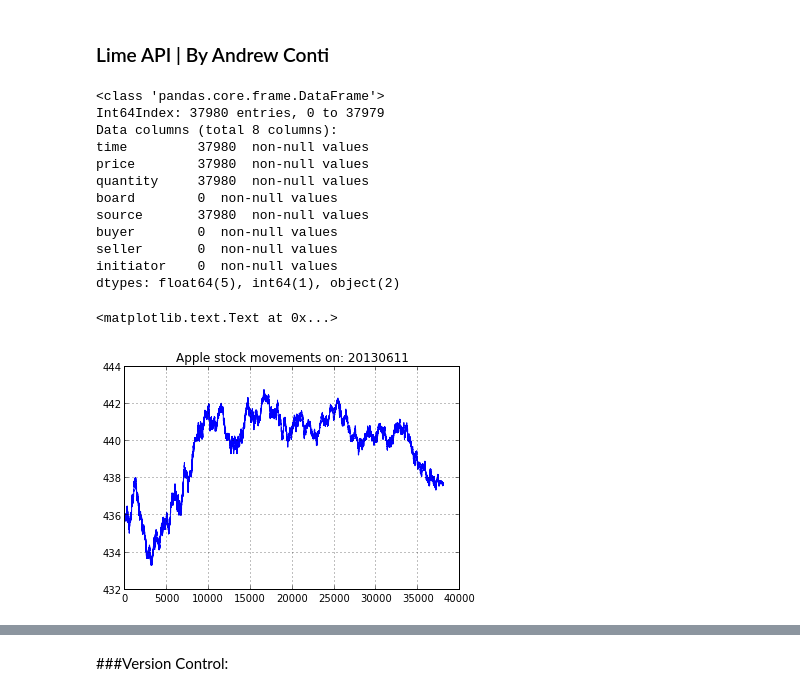
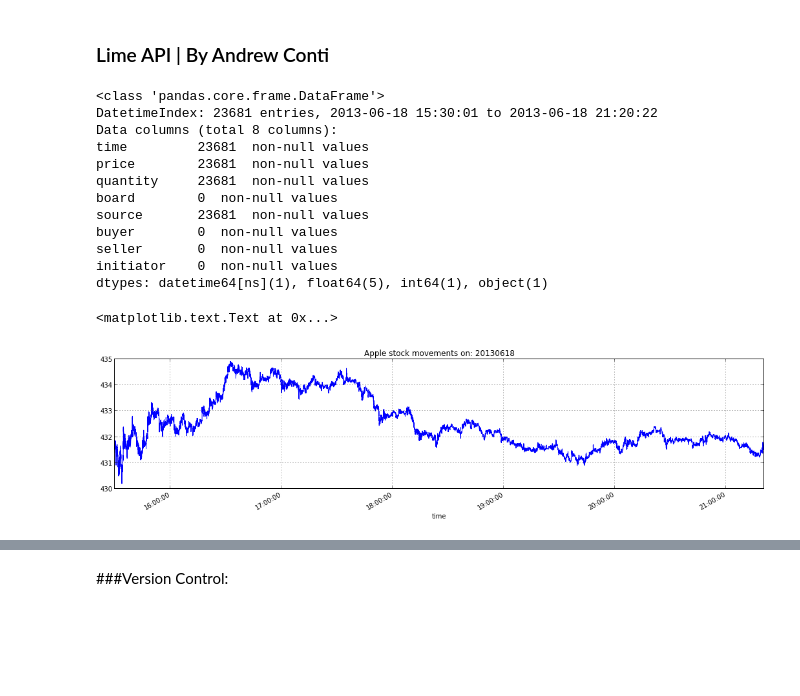
Before and after one commit to agconti/lime, a Jupyter notebook: lime_demo.ipynb, the cells around one changed output, grey strips where cells are left out. Cells and saved outputs as stored; diff of their text form; code cells hidden in the pictures; blank space fills up the shorter version.

Commit message:
updated with date index parsing

```diff
--- a/lime_demo.ipynb
+++ b/lime_demo.ipynb
@@ -7,26 +7,27 @@ from lime_API import lime
 # %%
 lime = lime()
 # %%
-APPL_single_day = lime.get_single('AAPL')
+AAPL_single_day = lime.get_single('AAPL')
-# %%
-APPL_single_day
-# %% [output]
-<class 'pandas.core.frame.DataFrame'>
-Int64Index: 37980 entries, 0 to 37979
-Data columns (total 8 columns):
-time         37980  non-null values
-price        37980  non-null values
-quantity     37980  non-null values
-board        0  non-null values
-source       37980  non-null values
-buyer        0  non-null values
-seller       0  non-null values
-initiator    0  non-null values
-dtypes: float64(5), int64(1), object(2)
+# %%
+AAPL_single_day
+# %% [output]
+<class 'pandas.core.frame.DataFrame'>
+DatetimeIndex: 23681 entries, 2013-06-18 15:30:01 to 2013-06-18 21:20:22
+Data columns (total 8 columns):
+time         23681  non-null values
+price        23681  non-null values
+quantity     23681  non-null values
+board        0  non-null values
+source       23681  non-null values
+buyer        0  non-null values
+seller       0  non-null values
+initiator    0  non-null values
+dtypes: datetime64[ns](1), float64(5), int64(1), object(1)
 # %%
-APPL_single_day.price.plot()
+fig = plt.figure(figsize(18,4), dpi=1600)
+AAPL_single_day.price.plot()
 plt.title("Apple stock movements on: " + str(lime.start_date))
 # %% [output]
 <matplotlib.text.Text at 0x...>
-[figure, old version]
+[figure, new version]
 # %%
```
Also changed, not shown: parts of 9 cells of this notebook.
